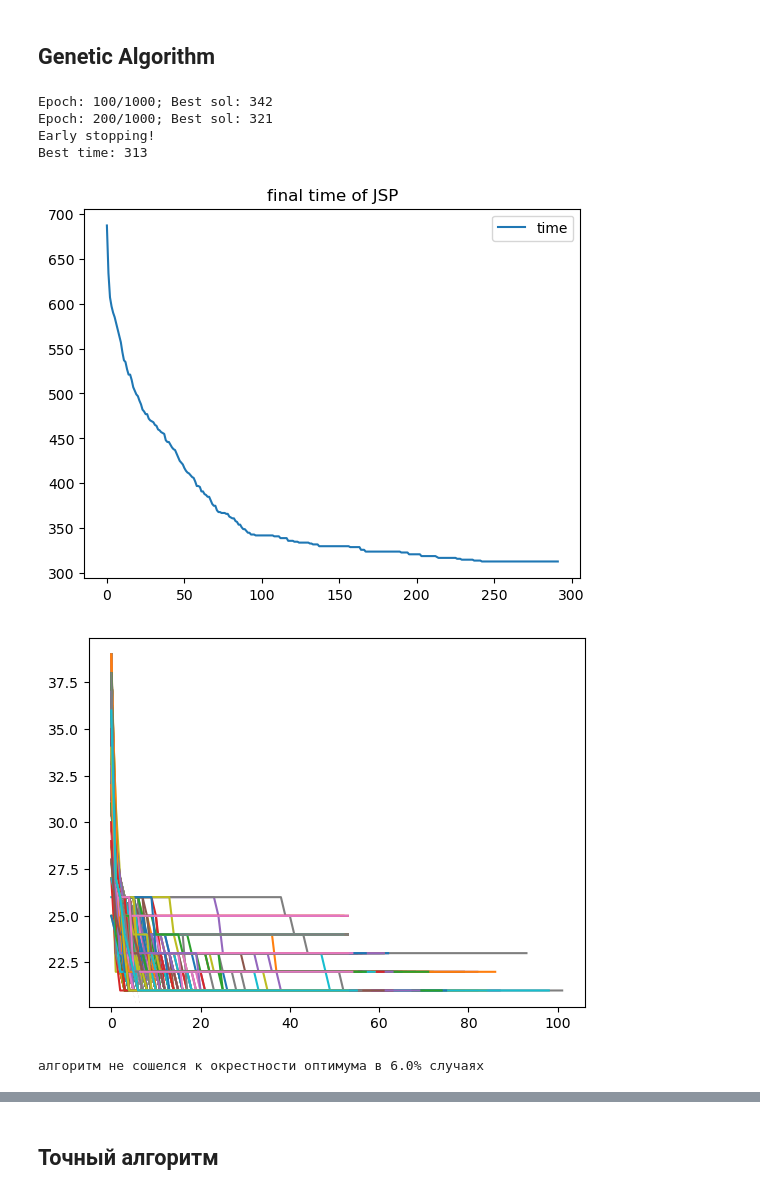
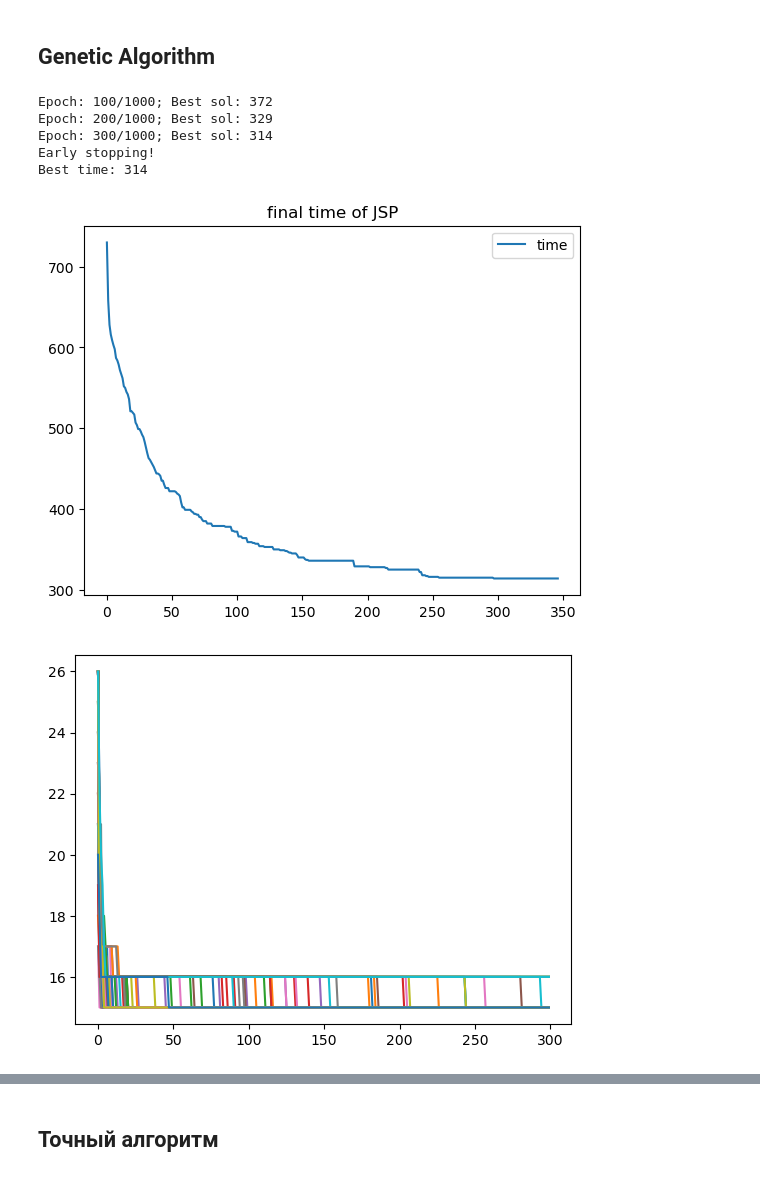
Before and after one commit to oakhmetkin/univer_proga, a Jupyter notebook: game_theory/FinalWork.ipynb, the cells around one changed output, grey strips where cells are left out. Drawn from its saved outputs; the diff is of its cells as text; code cells hidden in the pictures.

```diff
--- a/game_theory/FinalWork.ipynb
+++ b/game_theory/FinalWork.ipynb
@@ -16,13 +17,27 @@ from estimator import estimate
+# %%
+def sign(x):
+    if x == 0: return 0
+    return -1 if x < 0 else 1
+
+
+def compare(l, r):
+    if l[0] == r[0]:
+        return sign(l[3] - r[3])
+    else:
+        return 0
 # %%
 n, m = 30, 15
 
-# generate random JSP
+# generate random Job Shop scheduling task
 random.seed(42)
 sol = []
 
 for j in range(n):
+    idxs = [k for k in range(m)]
     for i in range(m):
-        sol.append((j, i, random.randint(1, 7)))
+        sol.append((j, i, random.randint(1, 7), idxs.pop(random.randint(0, len(idxs) - 1))))
+
+sol.sort(key=cmp_to_key(compare))
 
 # solution from GA
 random.seed(42)
@@ -30,49 +45,49 @@ best_sol, best_times = genetic_search(sol, n, m, epoches=1000, levels=5,
                             alive=16, count=5, early_stopping=50, verbose=100)
 print('Best time:', estimate(best_sol, n, m))
 # %% [output]
-Epoch: 100/1000; Best sol: 342
-Epoch: 200/1000; Best sol: 321
+Epoch: 100/1000; Best sol: 372
+Epoch: 200/1000; Best sol: 329
+Epoch: 300/1000; Best sol: 314
 Early stopping!
-Best time: 313
+Best time: 314
 # %%
 plt.plot(best_times, label='time')
 plt.title('final time of JSP')
 plt.legend()
 None
 # %% [output]
-[figure, old version]
+[figure, new version]
 # %%
 from tqdm import tqdm
 # %%
-# generate random JSP
-trajectories = []
+count = 101
+max_epoches = 300
 
+trajectories = [
+    [0 for i in range(max_epoches)]
+    for _ in range(count)
+]
 
+# generate random Job Shop scheduling task
 random.seed(42)
 sol = []
 
 for j in range(n):
+    idxs = [k for k in range(m)]
     for i in range(m):
-        sol.append((j, i, random.randint(1, 7)))
+        sol.append((j, i, random.randint(1, 7), idxs.pop(random.randint(0, len(idxs) - 1))))
+
+sol.sort(key=cmp_to_key(compare))
 
 random.seed(42)
-for i in tqdm(range(1000)):
-    n, m = 5, 3
+for i in tqdm(range(count)):
+    n, m = 4, 3
 
-    best_sol, best_times = genetic_search(sol, n, m, epoches=300, levels=5,
-                                alive=12, count=5, early_stopping=50, verbose=False)
-    trajectories.append(best_times)
+    best_sol, best_times = genetic_search(sol, n, m, epoches=max_epoches, levels=4,
+                                alive=12, count=3, verbose=False)
+
+    for j, b in enumerate(best_times):
+        trajectories[i][j] = b
     plt.plot(best_times)
 # %% [output]
-[figure, old version]
+[figure, new version]
-# %%
-# percentiles
-
-final_times = [t[-1] for t in trajectories]
-
-eps = 0.05
-not_opt = [t[-1] for t in trajectories if t[-1] > 21 * (1 + eps)]
-
-print(f'алгоритм не сошелся к окрестности оптимума в {len(not_opt) / len(final_times) * 100}% случаях')
-# %% [output]
-алгоритм не сошелся к окрестности оптимума в 6.0% случаях
```
Also changed, not shown: parts of 8 cells of this notebook, 1 other file.
